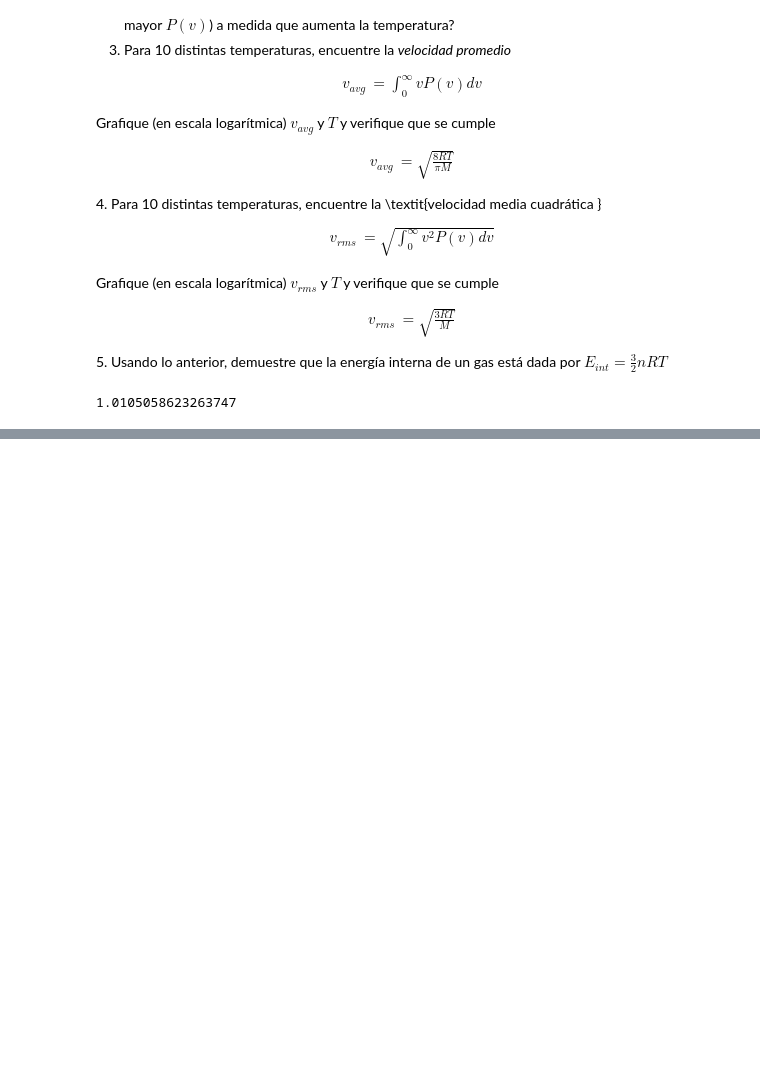
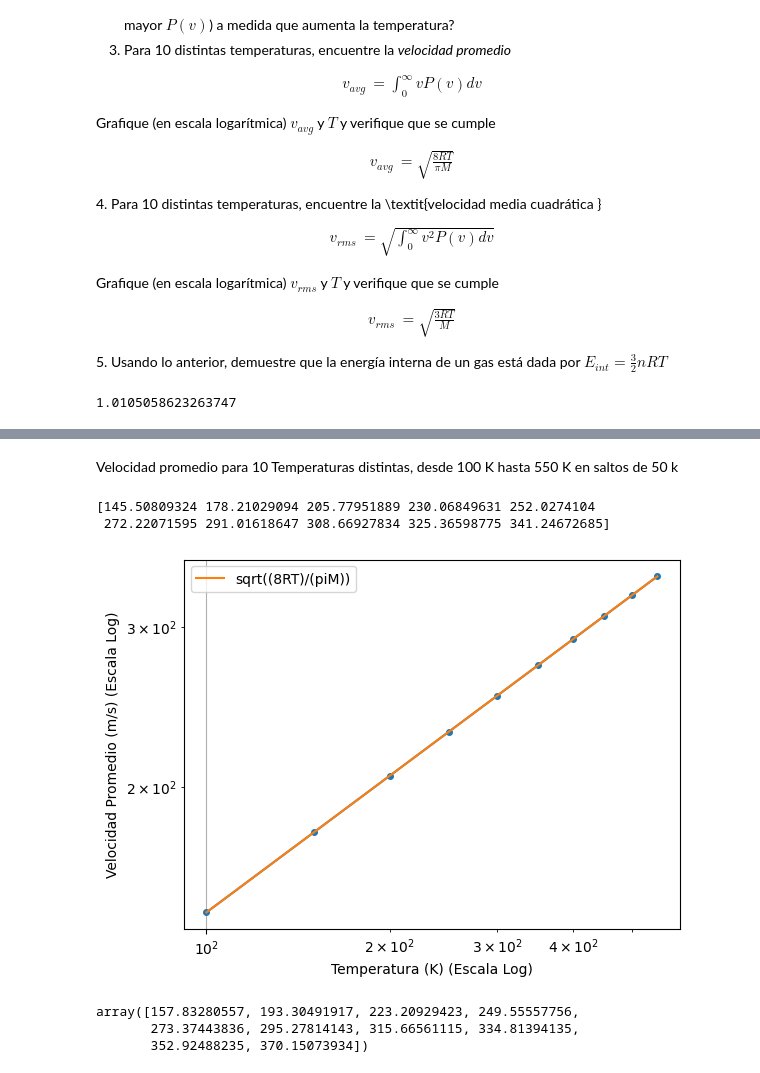
Before and after one commit to Ale1639/FISI2526-MetCompCompl-202320_-Murillo-_-Yanza-, a Jupyter notebook: Taller_2/Punto3_CuadraturaGauss.ipynb, the cells around one changed output, grey strips where cells are left out. Drawn from its saved outputs; the diff is of its cells as text; code cells hidden in the pictures; blank space fills up the shorter version.

```diff
--- a/Taller_2/Punto3_CuadraturaGauss.ipynb
+++ b/Taller_2/Punto3_CuadraturaGauss.ipynb
@@ -442,0 +462,16 @@ I4
+# %%
+raices5 = GetAllRootsGLag(5)
+pesos5 = GetWeightsGLag(5)
+
+funcion = lambda u: u
+I5 = 0
+for i in range(5):
+    I5 += pesos5[i]*funcion(raices5[i])
+
+Vi=np.empty(0,dtype=float)
+M=0.1
+R=8.31446261815324
+T=np.arange(100,600,50)
+for i in T:
+    Vavg=I5*2*np.sqrt((2*R*i)/(np.pi*M))
+    Vi=np.append(Vi,Vavg)
@@ -442,0 +484,20 @@ I4
+# %% [markdown]
+Velocidad promedio para 10 Temperaturas distintas, desde 100 K hasta 550 K en saltos de 50 k
+# %%
+def VelocidadPromedioTeorica (T):
+    M=0.1
+    R=8.31446261815324
+    return np.sqrt((8*R*T)/(np.pi*M))
+
+VelocidadPT=VelocidadPromedioTeorica(T)
+print(VelocidadPT)
+plt.loglog(T, Vi, marker='o',markersize=4)
+plt.loglog(T,VelocidadPT,label="sqrt((8RT)/(piM))")
+plt.legend()
+plt.xlabel('Temperatura (K) (Escala Log)')
+plt.ylabel('Velocidad Promedio (m/s) (Escala Log)')
+plt.grid(True)
+# %% [output]
+[145.50809324 178.21029094 205.77951889 230.06849631 252.0274104
+ 272.22071595 291.01618647 308.66927834 325.36598775 341.24672685]
+[figure, added]
@@ -442,0 +520,6 @@ I4
+# %%
+Vi
+# %% [output]
+array([157.83280557, 193.30491917, 223.20929423, 249.55557756,
+       273.37443836, 295.27814143, 315.66561115, 334.81394135,
+       352.92488235, 370.15073934])
```
Also changed, not shown: parts of 6 cells of this notebook.
